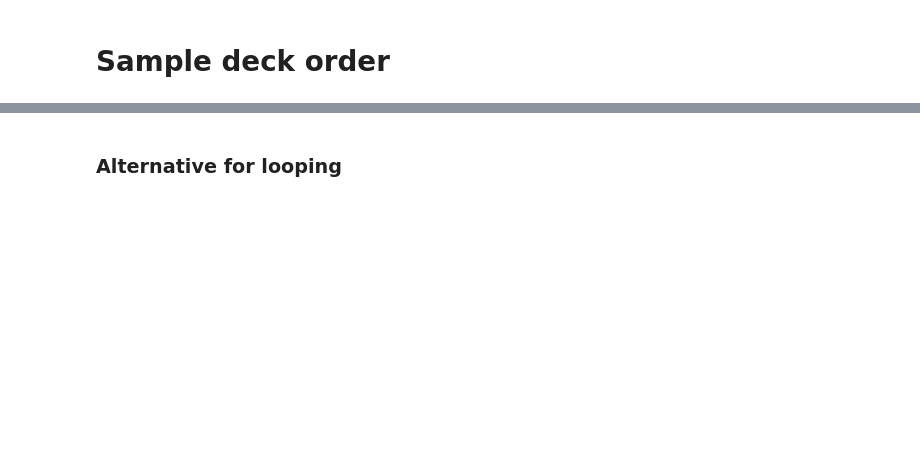
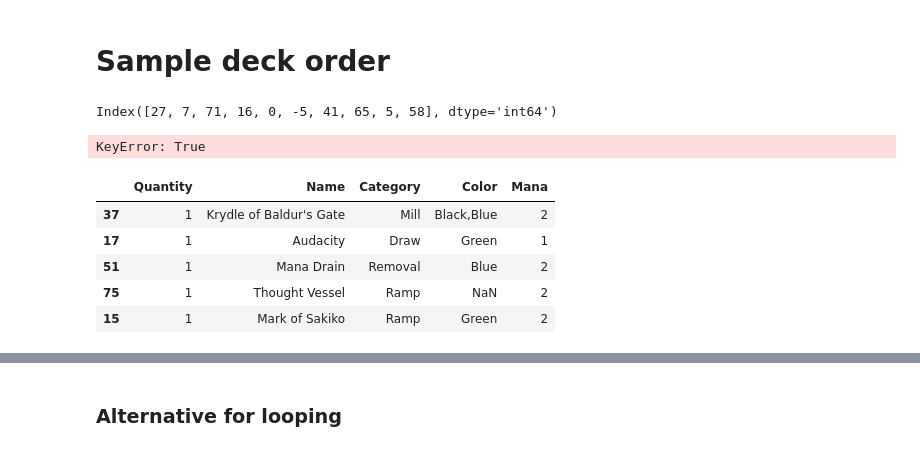
Before and after one commit to NanaGinnerup/mtg-commander, a Jupyter notebook: commander_start.ipynb, the cells around one changed output, grey strips where cells are left out. Drawn from its saved outputs; the diff is of its cells as text; code cells hidden in the pictures; blank space fills up the shorter version.

```diff
--- a/commander_start.ipynb
+++ b/commander_start.ipynb
@@ -71,0 +101,2 @@ sample_hand(deck, 7)
+# %%
+hand=sample_hand(deck, 10)
@@ -72,3 +106,23 @@ sample_hand(deck, 7)
+# %%
+hand.index - not_empty_list
+# %% [output]
+Index([27, 7, 71, 16, 0, -5, 41, 65, 5, 58], dtype='int64')
+# %%
+hand.iloc[:7+2][hand.iloc != empty_list]
+# %% [output]
+KeyError: True
+# %%
+hand.iloc[:7+2][
+    (hand['Category']!='Land')
+    & (hand['Mana']<=2)
+    ]
+# %% [output]
+|  | Quantity | Name | Category | Color | Mana |
+| 37 | 1 | Krydle of Baldur's Gate | Mill | Black,Blue | 2 |
+| 17 | 1 | Audacity | Draw | Green | 1 |
+| 51 | 1 | Mana Drain | Removal | Blue | 2 |
+| 75 | 1 | Thought Vessel | Ramp | NaN | 2 |
+| 15 | 1 | Mark of Sakiko | Ramp | Green | 2 |
 # %%
 hand_size=8
 
```
Also changed, not shown: parts of 10 cells of this notebook.
